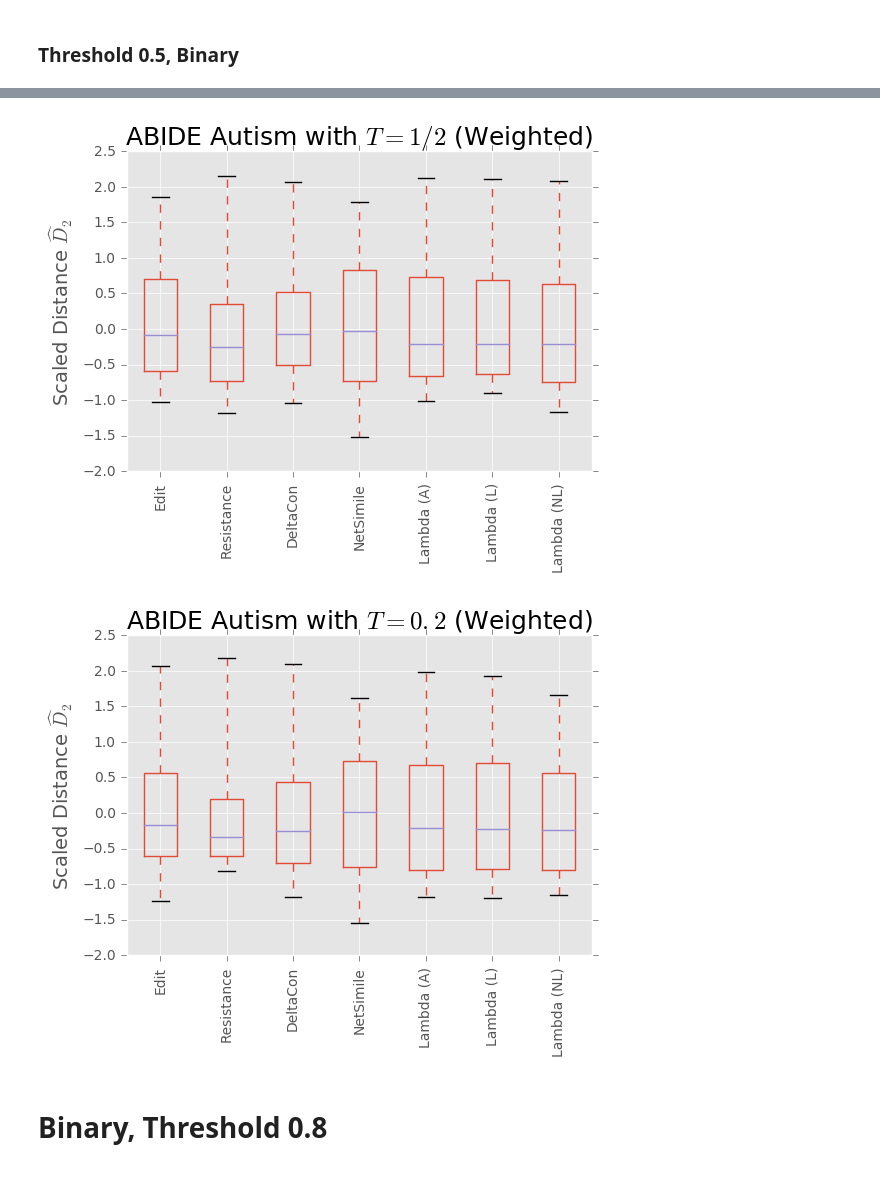
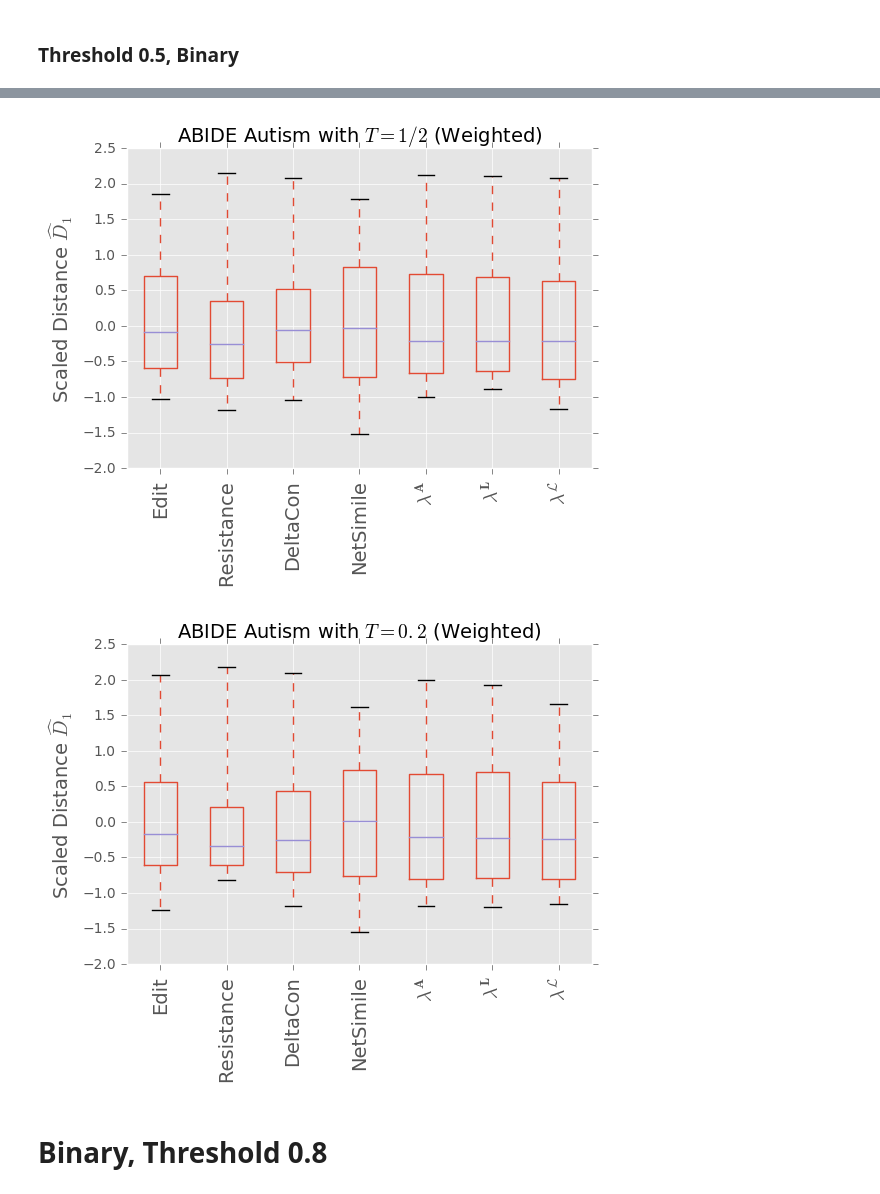
Before and after one commit to peterewills/graph_metrics_paper_code, a Jupyter notebook: abide_figs.ipynb, the cells around one changed output, grey strips where cells are left out. Cells and saved outputs as stored; diff of their text form; code cells hidden in the pictures.

```diff
--- a/abide_figs.ipynb
+++ b/abide_figs.ipynb
@@ -8,7 +8,10 @@ kwargs = {
 
 figures_dir = '/Users/peterwills/google-drive/Research/Graph Distance Study/metrics_paper/figures'
 
-labels = ['Edit', 'Resistance', 'DeltaCon', 'NetSimile', 'Lambda (A)','Lambda (L)', 'Lambda (NL)']
+labels = ['Edit', 'Resistance', 'DeltaCon', 'NetSimile', '$\lambda^\mathbf{A}$',
+          '$\lambda^\mathbf{L}$', '$\lambda^\mathbf{\cal L}$']
+
+SIZE = 14
 # %% [markdown]
 ### Threshold 0.5, Binary
 # %%
@@ -51,38 +54,38 @@ adj_scaled.columns = abide_labels
 
 plt.figure(figsize=(6,4))
 adj_scaled.iloc[:,:-3].boxplot(**kwargs);
-plt.ylabel('Scaled Distance $\widehat{D}_2$');
-plt.xticks(rotation=90);
-plt.title('ABIDE Autism with $T=1/2$ (Weighted)');
+plt.ylabel('Scaled Distance $\widehat{D}_1$',size=SIZE);
+plt.xticks(rotation=90,size=SIZE);
+plt.title('ABIDE Autism with $T=1/2$ (Weighted)',size=SIZE);
 
 fig = plt.gcf();
 fig.savefig(os.path.join(figures_dir,'abide_weighted_t05.pdf'),dpi=300,bbox_inches='tight');
 # %% [output]
-[figure, old version]
+[figure, new version]
 # %%
 data_dict = pd.read_pickle('pickled_data/abide_t_0.2.p')
 
 adj_null = data_dict['results_df_null']['Correlation Distances'].T
 adj_not = data_dict['results_df_not_null']['Correlation Distances'].T
 
 for item in [adj_null,adj_not]:
     item.index = range(item.shape[0])
 
 adj_scaled = (adj_not - adj_null.mean())/adj_null.std()
 
 abide_labels = labels + ['Lambda (A) k=5','Lambda (L) k=5','Lambda (NL) k=5']
 adj_scaled.columns = abide_labels
 
 plt.figure(figsize=(6,4))
 adj_scaled.iloc[:,:-3].boxplot(**kwargs);
-plt.ylabel('Scaled Distance $\widehat{D}_2$');
-plt.xticks(rotation=90);
-plt.title('ABIDE Autism with $T=0.2$ (Weighted)');
+plt.ylabel('Scaled Distance $\widehat{D}_1$',size=SIZE);
+plt.xticks(rotation=90,size=SIZE);
+plt.title('ABIDE Autism with $T=0.2$ (Weighted)',size=SIZE);
 
 fig = plt.gcf();
 fig.savefig(os.path.join(figures_dir,'abide_weighted_t02.pdf'),dpi=300,bbox_inches='tight');
 # %% [output]
-[figure, old version]
+[figure, new version]
 # %% [markdown]
 # Binary, Threshold 0.8
 # %%
```
Also changed, not shown: parts of 2 cells of this notebook, 2 other files.
